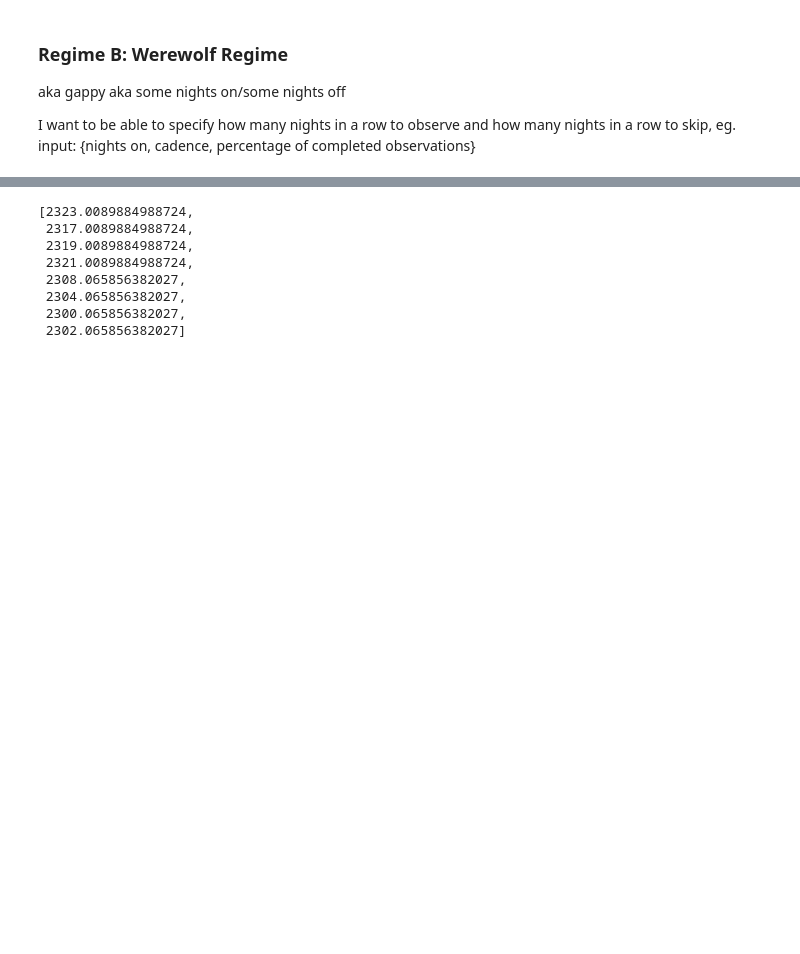
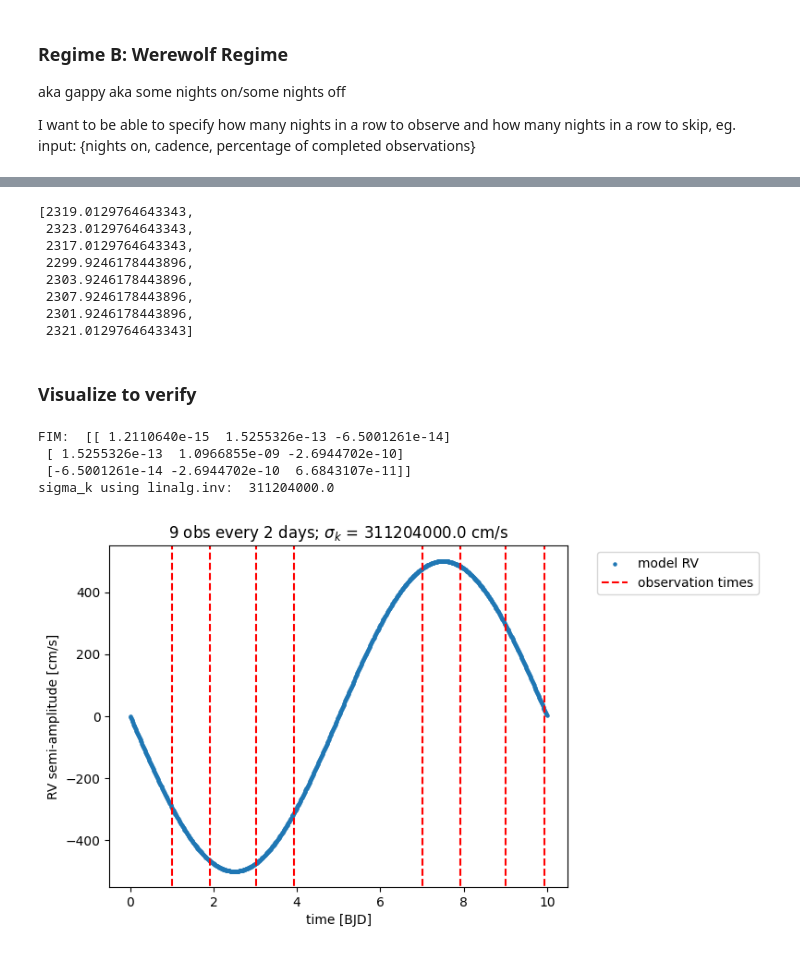
Before and after one commit to exoclam/gaspery, a Jupyter notebook: regimes.ipynb, the cells around one changed output, grey strips where cells are left out. Cells and saved outputs as stored; diff of their text form; code cells hidden in the pictures; blank space fills up the shorter version.

Commit message:
visualized gappy + dropout strategies

```diff
--- a/regimes.ipynb
+++ b/regimes.ipynb
@@ -585,13 +650,21 @@ def gappy(n_obs, cadence, start, offs, dropout):
     # I have logic for dealing with that if I get through all off nights
     # But n_obs gets hit before then, this is to take care of that.
     n_extra = n_tot - n_obs
-    total_t = total_t[:-n_extra]
+    print("n extra: ", n_extra)
+    if n_extra > 0:
+        total_t = total_t[:-n_extra]
 
     # dropout some observations based on dropout
     total_t = remove(total_t, dropout)
 
     return total_t
 # %%
-strat = gappy(n_obs = 9, cadence = 2, start = 2300, offs = [[2310, 2317], [2327, 2340], [2350, 2360]], dropout = 0.1)
+n_obs = 9 # 9
+cadence = 2
+start = 2300
+dropout = 0.1
+offs = [[2310, 2317], [2327, 2340], [2350, 2360]]
+
+strat = gappy(n_obs = n_obs, cadence = cadence, start = start, offs = offs, dropout = dropout)
 # %% [output]
  start:  2300 end:  2310 n_obs:  5
@@ -606,11 +677,61 @@ N total:  10
 # %%
 strat
 # %% [output]
-[2323.0089884988724,
- 2317.0089884988724,
- 2319.0089884988724,
- 2321.0089884988724,
- 2308.065856382027,
- 2304.065856382027,
- 2300.065856382027,
- 2302.065856382027]
+[2319.0129764643343,
+ 2323.0129764643343,
+ 2317.0129764643343,
+ 2299.9246178443896,
+ 2303.9246178443896,
+ 2307.9246178443896,
+ 2301.9246178443896,
+ 2321.0129764643343]
+# %% [markdown]
+### Visualize to verify
+# %%
+sigma = cov_matrix(strat, params)
+sigma += 1e-6
+sigma = inv(sigma) # I want the inverse of the covariance matrix for FIM
+
+args = np.array(strat), sigma, jnp.array(test_theta, dtype=float)
+fim = dfms_jax_version(*args).block_until_ready()
+
+inv_fim = inv(fim)
+sigma_k = np.sqrt(inv_fim)[0][0]
+
+#sigma_k, sigma_k_stable, sigma_k_solve, fim = strategy(start=start, n_obs=n_obs, cadence=cadence, theta=test_theta)
+print("FIM: ", fim)
+print("sigma_k using linalg.inv: ", sigma_k)
+#print("sigma_k using linalg.solve: ", sigma_k_solve)
+#print("sigma_k using 1/sqrt(FIM_ii): ", sigma_k_stable)
+
+### RV model
+start = 2300 # BJD
+end = 2400 # BJD
+test_t = np.linspace(start, end, 1000) + np.random.normal(0, 1./24)
+test_t_phase_folded = test_t % test_P
+#sigma_val = 30+1e-6 # cm/s
+#test_sigma = np.ones(len(test_t))*sigma_val
+y = model(test_t, test_theta)
+y_phase_folded = model(test_t_phase_folded, test_theta)
+
+### plot observations from strategy
+#end = start + cadence * n_obs
+#strat = np.linspace(start, end, n_obs) + np.random.normal(0, 1./24)
+strat_phase_folded = np.array(strat) % test_P
+
+plt.scatter(test_t_phase_folded, y_phase_folded, s=5, label='model RV')
+plt.axvline(0, 0, 0, linestyle='--', c='r', label='observation times')
+for i in strat_phase_folded:
+    plt.axvline(i, min(y_phase_folded), max(y_phase_folded), linestyle='--', c='r')
+plt.xlabel('time [BJD]')
+plt.ylabel('RV semi-amplitude [cm/s]')
+plt.title(f'{n_obs} obs every {cadence} days; ' + r'${\sigma}_k$' + f' = {np.round(sigma_k, 1)} cm/s')
+plt.legend(bbox_to_anchor=(1.05, 1.0), loc='upper left')
+#plt.savefig('plots/strategy4.pdf', format='pdf')
+plt.show()
+# %% [output]
+FIM:  [[ 1.2110640e-15  1.5255326e-13 -6.5001261e-14]
+ [ 1.5255326e-13  1.0966855e-09 -2.6944702e-10]
+ [-6.5001261e-14 -2.6944702e-10  6.6843107e-11]]
+sigma_k using linalg.inv:  311204000.0
+[figure, added]
```
Also changed, not shown: parts of 3 cells of this notebook.
